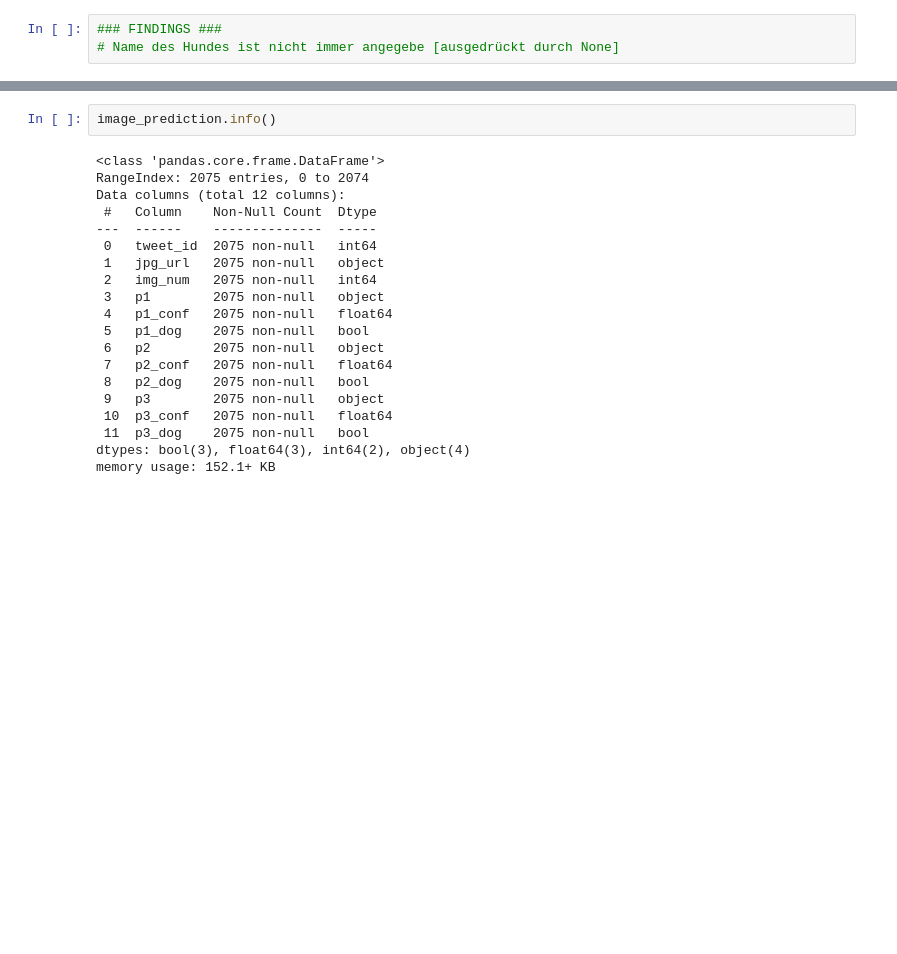
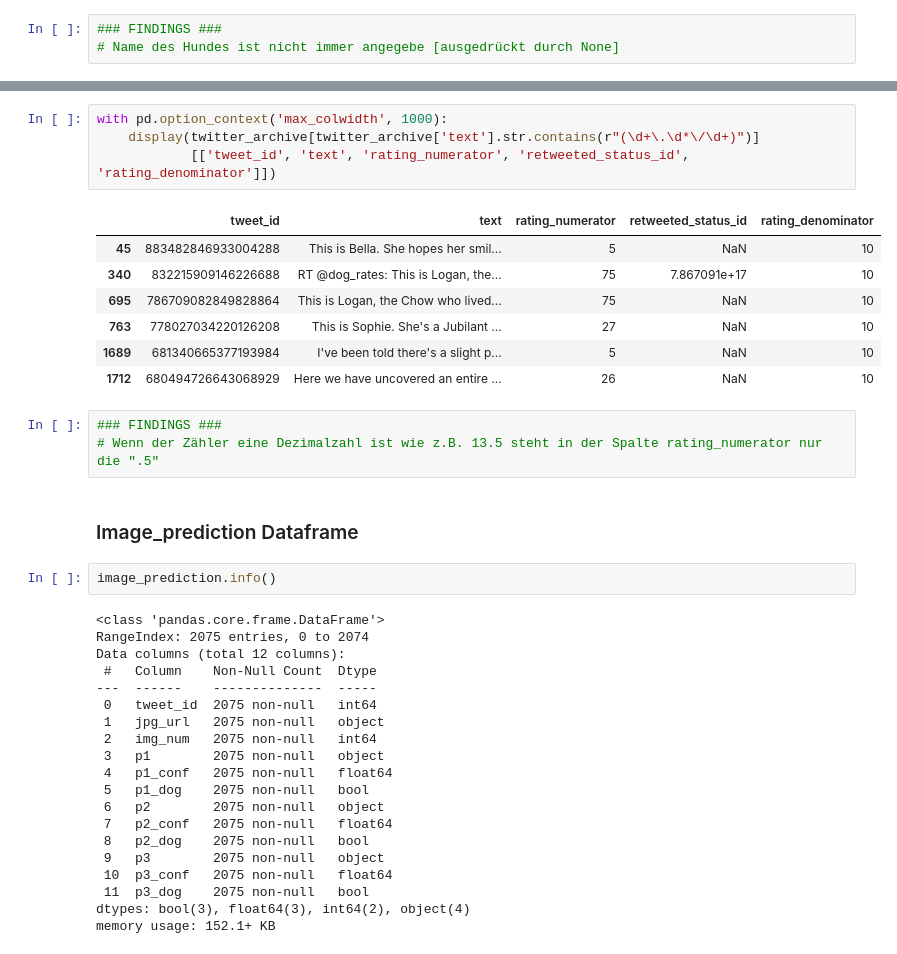
Before and after one commit to julienboth/pda_23, a Jupyter notebook: uebung_3/Praktische Datenanalyse_3.1_Loesung.ipynb, the cells around one changed output, grey strips where cells are left out. Cells and saved outputs as stored; diff of their text form; blank space fills up the shorter version.

```diff
--- a/uebung_3/Praktische Datenanalyse_3.1_Loesung.ipynb
+++ b/uebung_3/Praktische Datenanalyse_3.1_Loesung.ipynb
@@ -173,3 +204,20 @@ sum(twitter_archive.name.unique()=='None')
+# %%
+with pd.option_context('max_colwidth', 1000):
+    display(twitter_archive[twitter_archive['text'].str.contains(r"(\d+\.\d*\/\d+)")]
+            [['tweet_id', 'text', 'rating_numerator', 'retweeted_status_id', 'rating_denominator']])
+# %% [output]
+|  | tweet_id | text | rating_numerator | retweeted_status_id | rating_denominator |
+| 45 | 883482846933004288 | This is Bella. She hopes her smil... | 5 | NaN | 10 |
+| 340 | 832215909146226688 | RT @dog_rates: This is Logan, the... | 75 | 7.867091e+17 | 10 |
+| 695 | 786709082849828864 | This is Logan, the Chow who lived... | 75 | NaN | 10 |
+| 763 | 778027034220126208 | This is Sophie. She's a Jubilant ... | 27 | NaN | 10 |
+| 1689 | 681340665377193984 | I've been told there's a slight p... | 5 | NaN | 10 |
+| 1712 | 680494726643068929 | Here we have uncovered an entire ... | 26 | NaN | 10 |
+# %%
+### FINDINGS ###
+# Wenn der Zähler eine Dezimalzahl ist wie z.B. 13.5 steht in der Spalte rating_numerator nur die ".5"
+# %% [markdown]
+### Image_prediction Dataframe
 # %%
 image_prediction.info()
 # %% [output]
```
Also changed, not shown: parts of 44 cells of this notebook.
